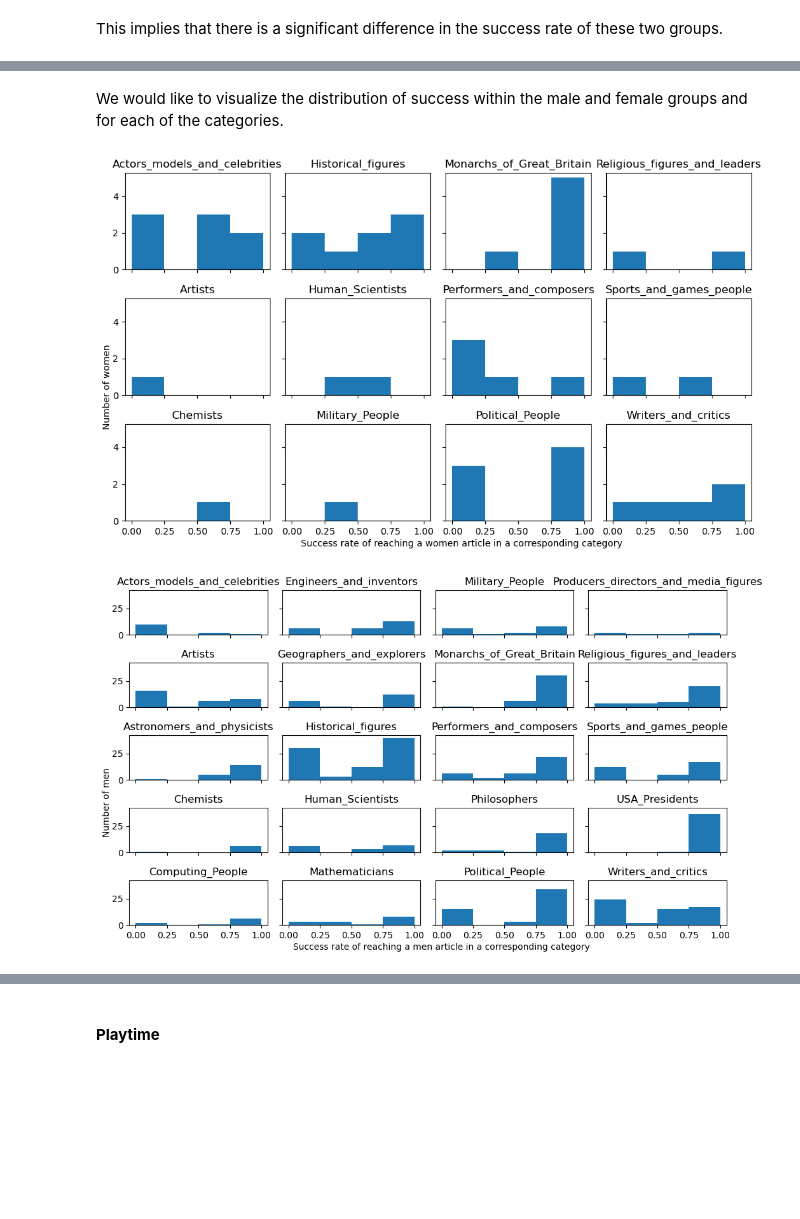
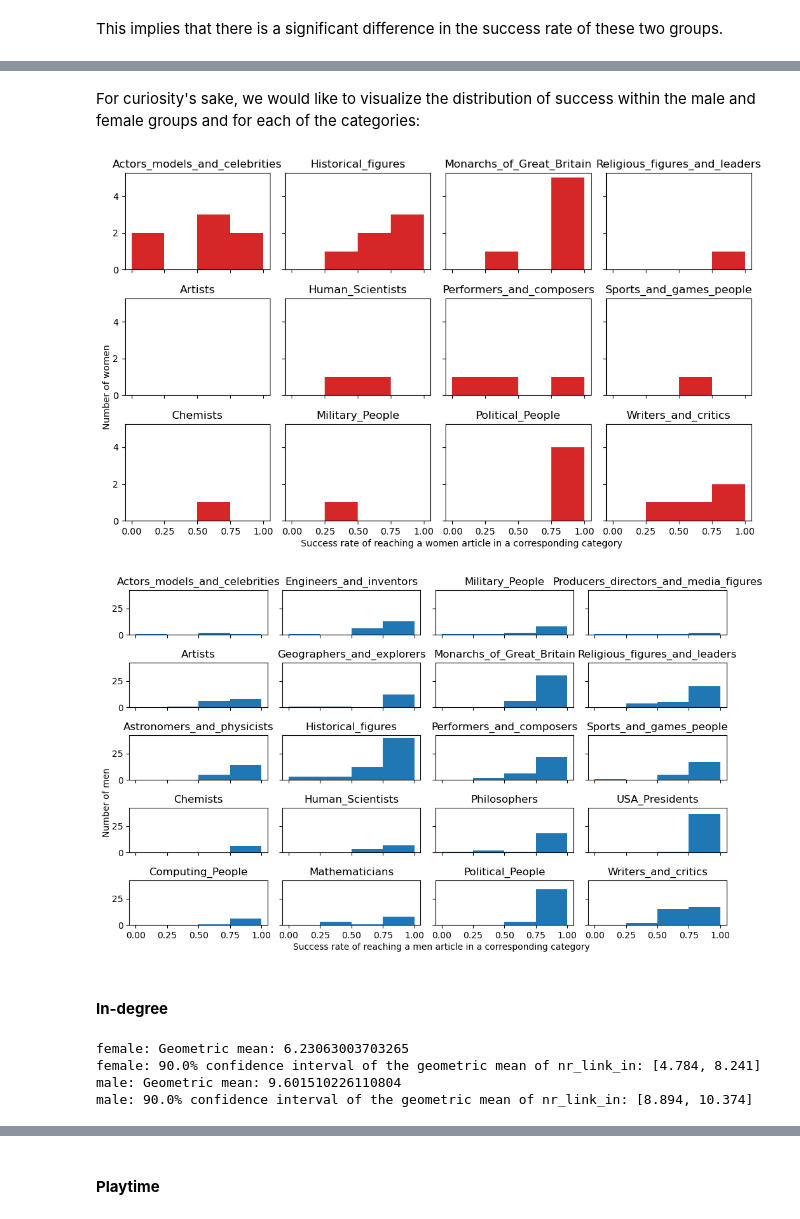
Before and after one commit to epfl-ada/ada-2022-project-metadata, a Jupyter notebook: project.ipynb, the cells around one changed output, grey strips where cells are left out. Saved outputs shown, nothing was run; the diff lists cells and outputs as text; code cells hidden in the pictures; blank space fills up the shorter version.

```diff
--- a/project.ipynb
+++ b/project.ipynb
@@ -222,8 +226,7 @@ articles["index"] = articles.index
 help_articles = articles.set_index("article")
 
 # shortest path length is added to the path_overview
-path_overview["shortest_path_length"] = path_overview.apply(lambda x: get_shortest_distance(x["source"], x["target"],
-                                                                                            help_articles), axis = 1)
+path_overview["shortest_path_length"] = path_overview.apply(lambda x: get_shortest_distance(x["source"], x["target"],                                                                                         help_articles), axis = 1)
 # %% [markdown]
 Below, we remove all infeasible paths, i.e., all source and target pairs that have a shortest path length value of -1:
 # %%
@@ -275,5 +264,5 @@ path_overview.to_csv("./data/all_paths_overview.csv")
 Let's turn our attention to all people, and identify the paths in `path_overview` that only have people as target article:
 # %%
 # find only targets that are people
-people_target_paths = path_overview.merge(people[['name', 'category', 'gender']],
+people_target_paths = path_overview.merge(people[['name', 'category', 'gender', 'nr_link_in']],
                                           how = "inner", left_on = "target", right_on = "name")
@@ -280 +271,3 @@ people_target_paths = path_overview.merge(people[['name', 'category', 'gender']]
+# %%
+people_target_paths["in_degree_rep"] = pd.cut(people_target_paths["nr_link_in"], bins=10, labels=np.arange(1,11,1))
 # %% [markdown]
@@ -345,11 +338,7 @@ people = people.merge(unf_target, how = "left",  left_on = "name", right_index =
 people = people.merge(fin_target, how = "left",  left_on = "name", right_index = True)
 # %%
 # compute success rate of finishing a path
-people['tot_target_count'] = people['tot_target_count'].fillna(0)
-people['fin_target_count'] = people['fin_target_count'].fillna(0)
-people['unf_target_count'] = people['unf_target_count'].fillna(0)
 people['succ_rate'] = people['fin_target_count']/people['tot_target_count']
-people['succ_rate'] = people['succ_rate'].fillna(0)
 # %%
 people.to_csv("./data/people_overview.csv")
 # %%
@@ -522,27 +495,24 @@ Name: name, dtype: object
 # %% [markdown]
-We would like to visualize the distribution of success within the male and female groups and for each of the categories.
+For curiosity's sake, we would like to visualize the distribution of success within the male and female groups and for each of the categories:
 # %%
-# Write your code to make 3x4 panel here
-import math
-
 women_by_cat = people[people["gender"]== "female"].groupby('category').apply(lambda x: pd.Series({
         'succ_rate': x['succ_rate'].values
     }))
 
-fig, ax = plt.subplots(3,4,figsize= (10,6), sharey = True, sharex = True)
+fig, ax = plt.subplots(3,4, figsize= (10,6), sharey = True, sharex = True)
 
 for i in range(12):
     sbplt = ax[i%3, math.floor(i/3)]
-    sbplt.hist(women_by_cat.iloc[i].values, range = [0,1], bins = 4)
+    sbplt.hist(women_by_cat.iloc[i].values, range = [0,1], bins = 4, color = 'tab:red')
     sbplt.set_title(women_by_cat.index[i])
 
 fig.tight_layout()
 
 fig.text(0.3,0, "Success rate of reaching a women article in a corresponding category")
 fig.text(0,0.3, "Number of women", rotation = 90)
 plt.show()
 # %% [output]
-[figure, old version]
+[figure, new version]
 # %%
 men_by_cat = people[people["gender"]== "male"].groupby('category').apply(lambda x: pd.Series({
         'succ_rate': x['succ_rate'].values
@@ -552,7 +522,7 @@ fig, ax = plt.subplots(5,4,figsize= (10,6), sharey = True, sharex = True)
 
 for i in range(20):
     sbplt = ax[i%5, math.floor(i/5)]
-    sbplt.hist(men_by_cat.iloc[i].values, range = [0,1], bins = 4)
+    sbplt.hist(men_by_cat.iloc[i].values, range = [0,1], bins = 4, color = 'tab:blue')
     sbplt.set_title(men_by_cat.index[i])
 
 fig.tight_layout()
@@ -561,4 +531,14 @@ fig.text(0.3,0, "Success rate of reaching a men article in a corresponding categ
 fig.text(0,0.3, "Number of men", rotation = 90)
 plt.show()
 # %% [output]
-[figure, old version]
+[figure, new version]
+# %% [markdown]
+#### **In-degree**
+# %%
+wlink_in, summary = bootstrap_metric("nr_link_in", people, "female", estimator = 'Geometric', ci = 0.9)
+mlink_in, summary = bootstrap_metric("nr_link_in", people, "male", estimator = 'Geometric', ci = 0.9)
+# %% [output]
+female: Geometric mean: 6.23063003703265
+female: 90.0% confidence interval of the geometric mean of nr_link_in: [4.784, 8.241]
+male: Geometric mean: 9.601510226110804
+male: 90.0% confidence interval of the geometric mean of nr_link_in: [8.894, 10.374]
```
Also changed, not shown: parts of 132 cells of this notebook.
